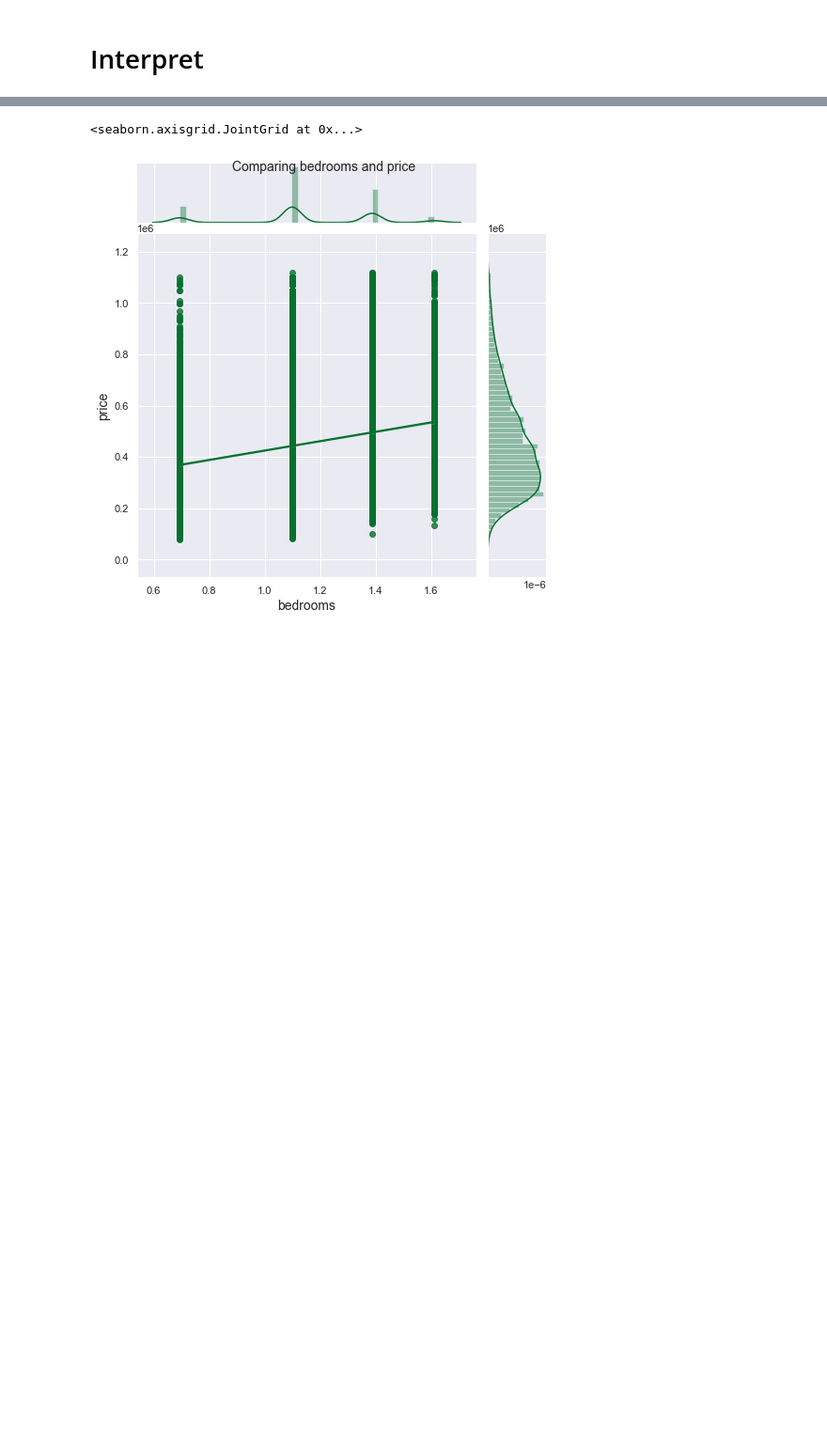
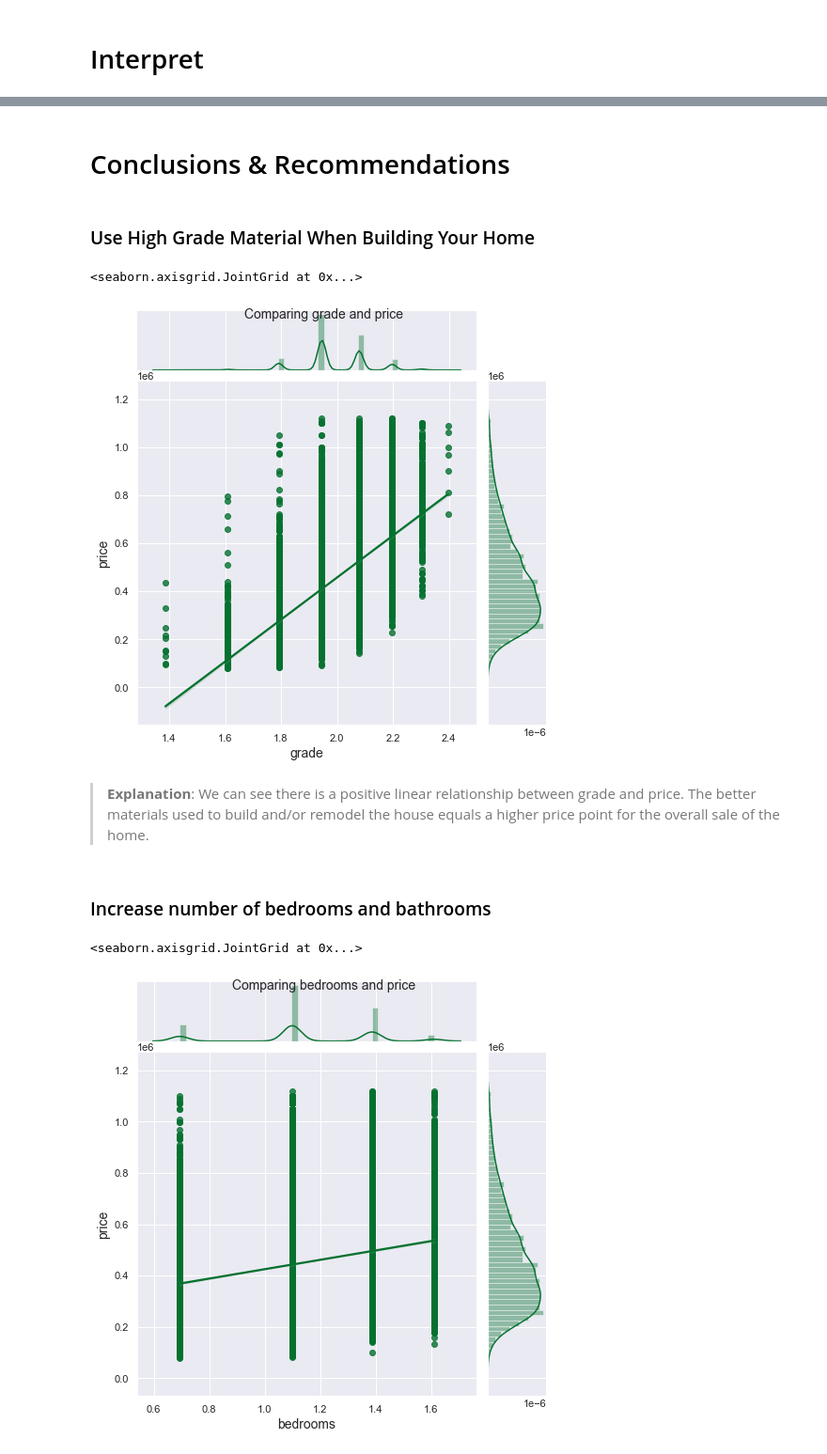
Before and after one commit to lauren-esser/King-County-Homes-Price-Factors, a Jupyter notebook: student 6.ipynb, the cells around one changed output, grey strips where cells are left out. Shown at 94% size. Drawn from its saved outputs; the diff is of its cells as text; code cells hidden in the pictures; blank space fills up the shorter version.

```diff
--- a/student 6.ipynb
+++ b/student 6.ipynb
@@ -1742,3 +1762,16 @@ coeffs.sort_index().to_frame('Coefficients').style.applymap(color_negative)
+# %% [markdown]
+# Conclusions & Recommendations
+# %% [markdown]
+### Use High Grade Material When Building Your Home
+# %%
+joint_graphs(test, 'grade', target = 'price')
+# %% [output]
+<seaborn.axisgrid.JointGrid at 0x...>
+[figure, added]
+# %% [markdown]
+>**Explanation**: We can see there is a positive linear relationship between grade and price. The better materials used to build and/or remodel the house equals a higher price point for the overall sale of the home.
+# %% [markdown]
+### Increase number of bedrooms and bathrooms
 # %%
 joint_graphs(test, 'bedrooms', target = 'price')
 # %% [output]
```
Also changed, not shown: parts of 64 cells of this notebook.
